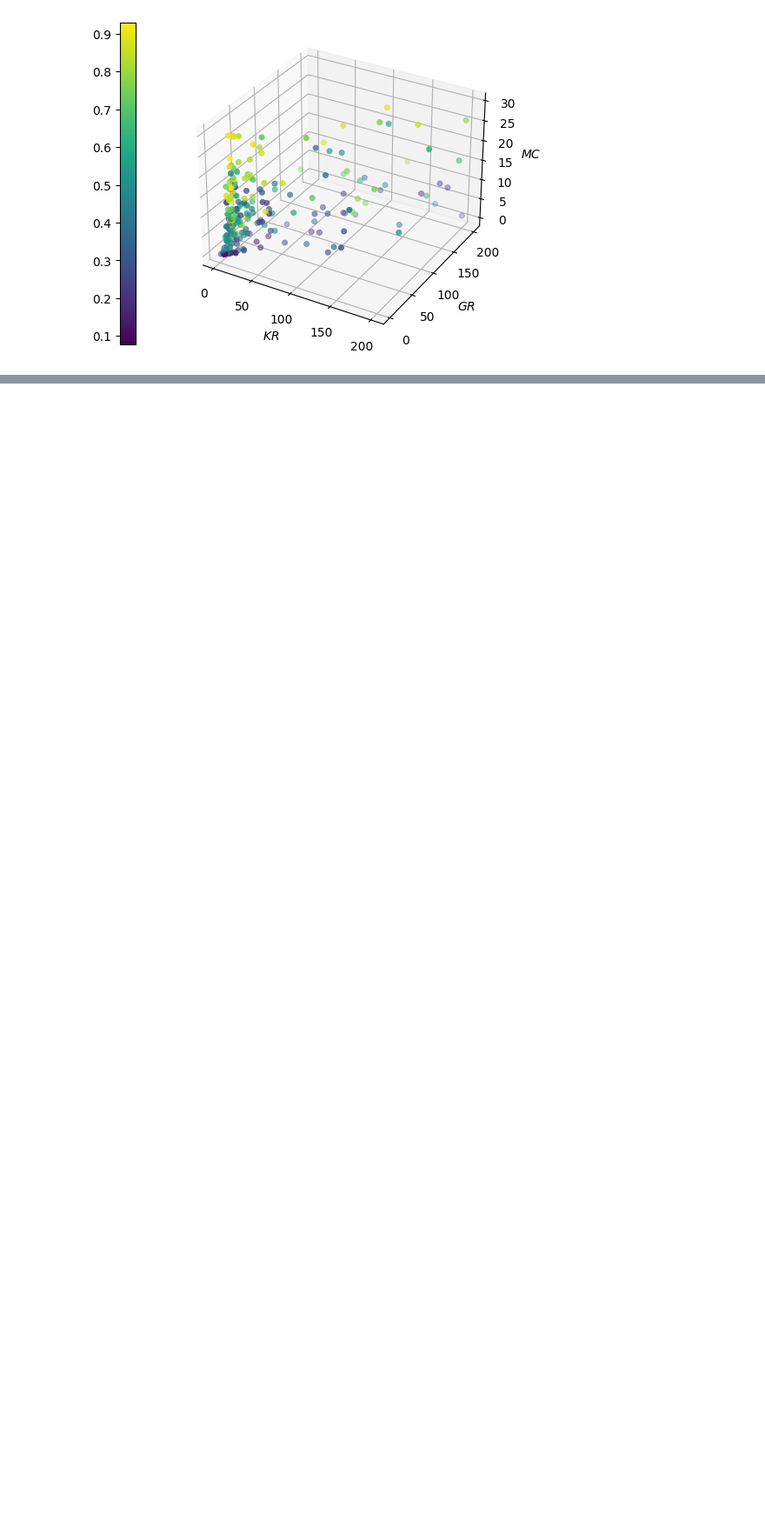
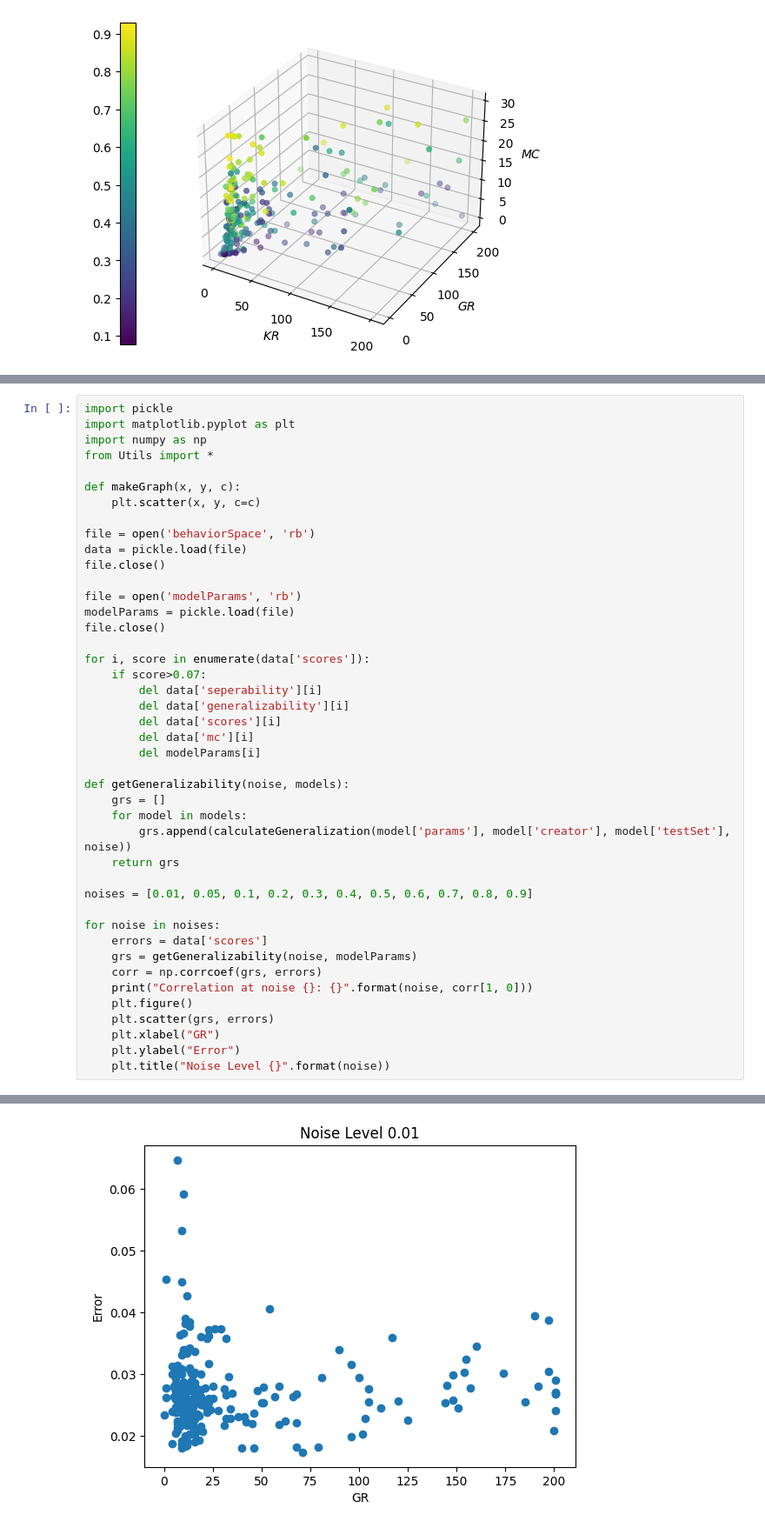
Before and after one commit to aloksGithub/gesture_recognition, a Jupyter notebook: global1.ipynb, the cells around one changed output, grey strips where cells are left out. Shown at 87% size. Drawn from its saved outputs; the diff is of its cells as text; blank space fills up the shorter version.

```diff
--- a/global1.ipynb
+++ b/global1.ipynb
@@ -491,0 +397,44 @@ plt.scatter(seperabilitiesv2, scoresv2, c=mcs2)
+# %%
+import pickle
+import matplotlib.pyplot as plt
+import numpy as np
+from Utils import *
+
+def makeGraph(x, y, c):
+    plt.scatter(x, y, c=c)
+
+file = open('behaviorSpace', 'rb')
+data = pickle.load(file)
+file.close()
+
+file = open('modelParams', 'rb')
+modelParams = pickle.load(file)
+file.close()
+
+for i, score in enumerate(data['scores']):
+    if score>0.07:
+        del data['seperability'][i]
+        del data['generalizability'][i]
+        del data['scores'][i]
+        del data['mc'][i]
+        del modelParams[i]
+
+def getGeneralizability(noise, models):
+    grs = []
+    for model in models:
+        grs.append(calculateGeneralization(model['params'], model['creator'], model['testSet'], noise))
+    return grs
+
+noises = [0.01, 0.05, 0.1, 0.2, 0.3, 0.4, 0.5, 0.6, 0.7, 0.8, 0.9]
+
+for noise in noises:
+    errors = data['scores']
+    grs = getGeneralizability(noise, modelParams)
+    corr = np.corrcoef(grs, errors)
+    print("Correlation at noise {}: {}".format(noise, corr[1, 0]))
+    plt.figure()
+    plt.scatter(grs, errors)
+    plt.xlabel("GR")
+    plt.ylabel("Error")
+    plt.title("Noise Level {}".format(noise))
+# %% [output]
@@ -491,0 +452 @@ plt.scatter(seperabilitiesv2, scoresv2, c=mcs2)
+[figure, added]
```
Also changed, not shown: parts of 13 cells of this notebook, 10 other files.
